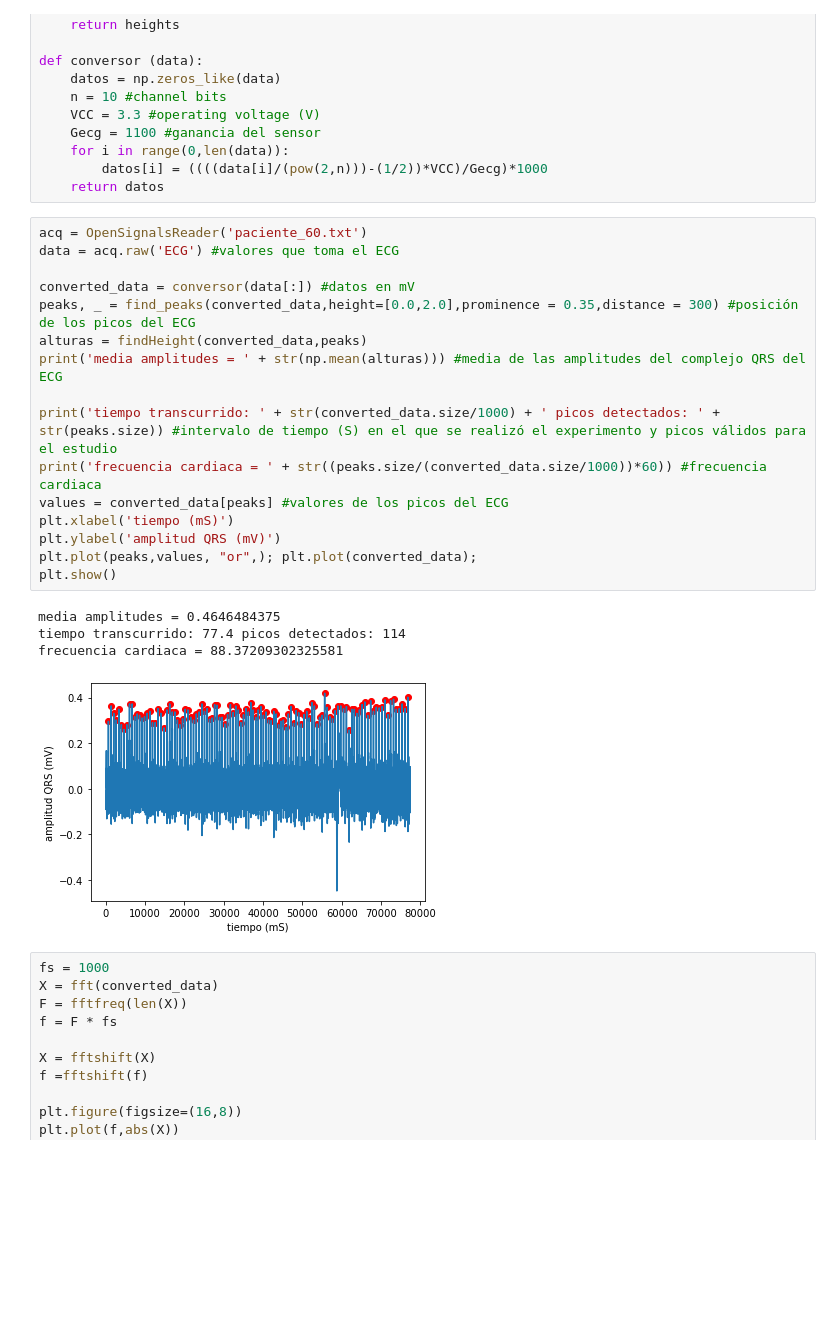
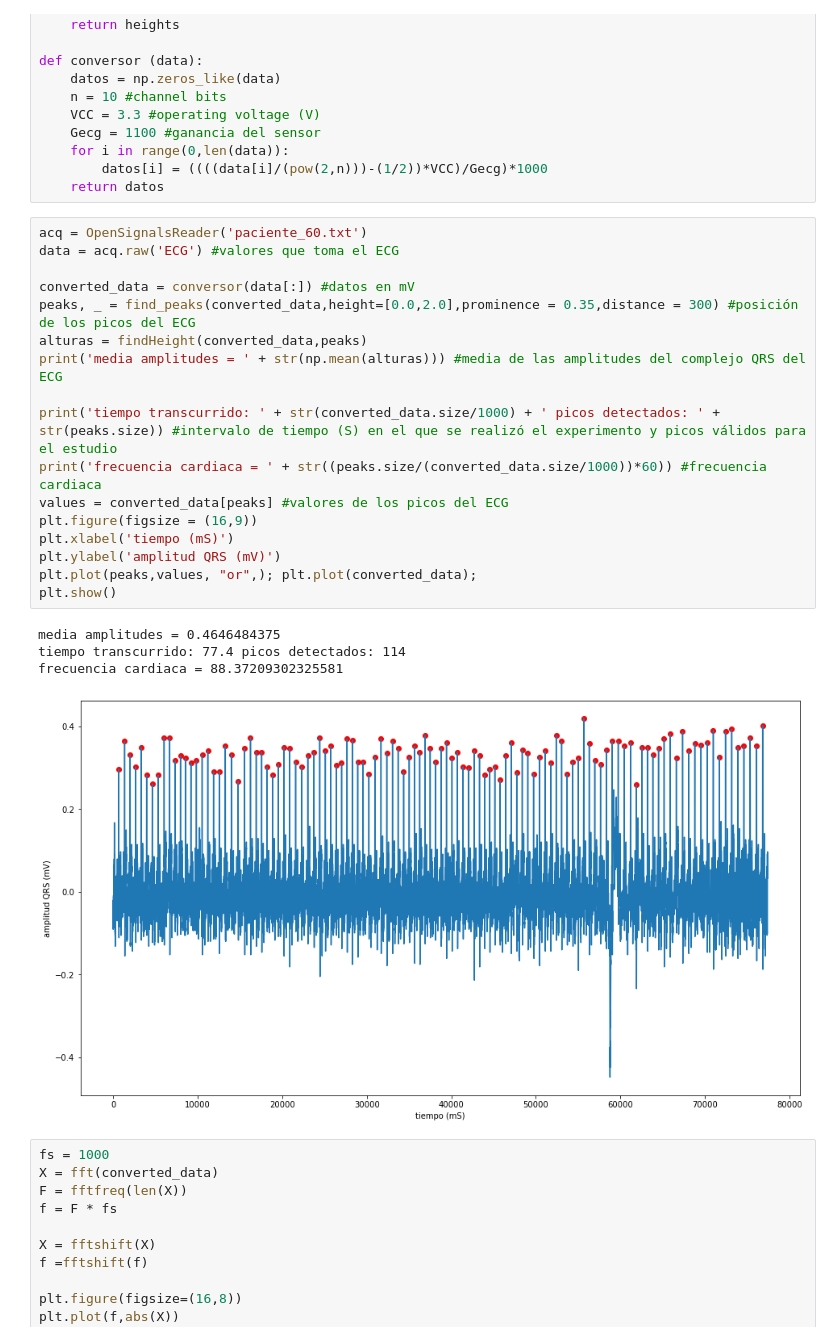
Before and after one commit to sergiogolaya/qrs_complex_detection, a Jupyter notebook: procesado_ecg.ipynb, the cells around one changed output. Drawn from its saved outputs; the diff is of its cells as text; blank space fills up the shorter version.

```diff
--- a/procesado_ecg.ipynb
+++ b/procesado_ecg.ipynb
@@ -33,24 +33,25 @@ def conversor (data):
 # %%
 acq = OpenSignalsReader('paciente_60.txt')
 data = acq.raw('ECG') #valores que toma el ECG
 
 converted_data = conversor(data[:]) #datos en mV
 peaks, _ = find_peaks(converted_data,height=[0.0,2.0],prominence = 0.35,distance = 300) #posición de los picos del ECG
 alturas = findHeight(converted_data,peaks)
 print('media amplitudes = ' + str(np.mean(alturas))) #media de las amplitudes del complejo QRS del ECG
 
 print('tiempo transcurrido: ' + str(converted_data.size/1000) + ' picos detectados: ' + str(peaks.size)) #intervalo de tiempo (S) en el que se realizó el experimento y picos válidos para el estudio
 print('frecuencia cardiaca = ' + str((peaks.size/(converted_data.size/1000))*60)) #frecuencia cardiaca
 values = converted_data[peaks] #valores de los picos del ECG
+plt.figure(figsize = (16,9))
 plt.xlabel('tiempo (mS)')
 plt.ylabel('amplitud QRS (mV)')
 plt.plot(peaks,values, "or",); plt.plot(converted_data);
 plt.show()
 # %% [output]
 media amplitudes = 0.4646484375
 tiempo transcurrido: 77.4 picos detectados: 114
 frecuencia cardiaca = 88.37209302325581
-[figure, old version]
+[figure, new version]
 # %%
 fs = 1000
 X = fft(converted_data)
```
Also changed, not shown: parts of 1 cell of this notebook.
